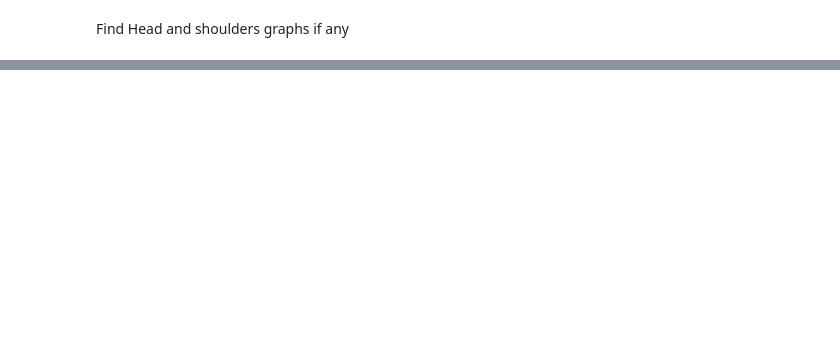
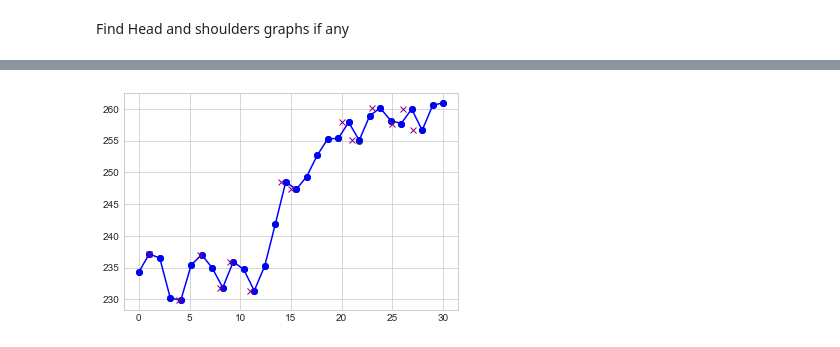
Before and after one commit to CommanderKeynes/TechnicalAnalysis, a Jupyter notebook: LoTechnicalAnalysis.ipynb, the cells around one changed output, grey strips where cells are left out. Cells and saved outputs as stored; diff of their text form; code cells hidden in the pictures; blank space fills up the shorter version.

```diff
--- a/LoTechnicalAnalysis.ipynb
+++ b/LoTechnicalAnalysis.ipynb
@@ -276,0 +375,29 @@ plot_chart(price_series_data=window_data_head_and_shoulders[0], )
+# %%
+def find_triangle_top(window_data: list, ) -> list:
+
+    result_list = []
+
+    for i in range(0, len(window_data)):
+
+        # TODO: test for head and shoulders E1 is max, E1<E3>E5
+        extrema_y_vals = window_data[i]['extrema_y_vals']
+
+        e1_is_local_maxima = extrema_y_vals[0] > extrema_y_vals[1]
+        cond1 = extrema_y_vals[0] > extrema_y_vals[2]
+        e3_is_greater_than_e1 = extrema_y_vals[2] > extrema_y_vals[4]
+        e3_is_greater_than_e5 = extrema_y_vals[1] < extrema_y_vals[3]
+
+        price_series_has_head_and_shoulders = (
+            cond1 and e1_is_local_maxima and e3_is_greater_than_e1 and e3_is_greater_than_e5)
+
+        if price_series_has_head_and_shoulders:
+            result_list = result_list + [window_data[i], ]
+
+    return result_list
+
+window_data_triangle_top = find_triangle_top(
+    window_data=window_data_greater_than_4_extrema)
+
+plot_chart(price_series_data=window_data_triangle_top[0], )
+# %% [output]
+[figure, added]
```
Also changed, not shown: parts of 17 cells of this notebook.
